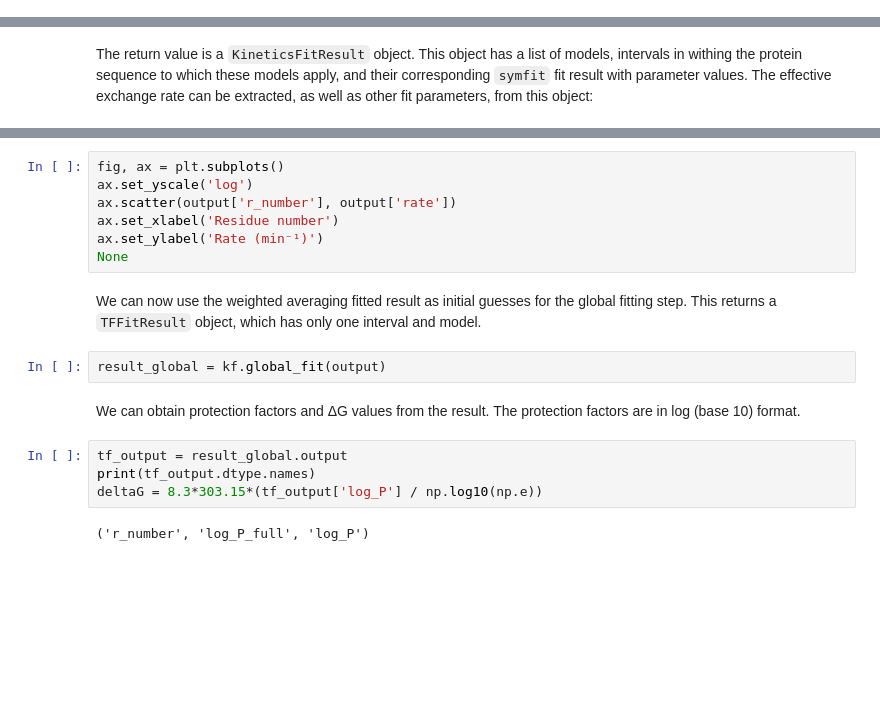
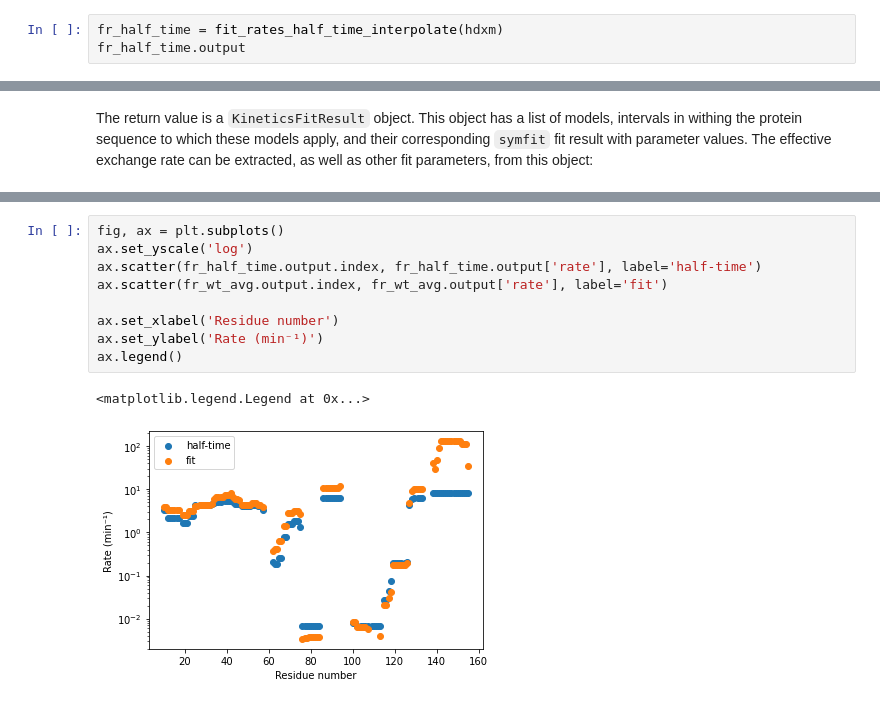
Before and after one commit to Jhsmit/PyHDX, a Jupyter notebook: docs/examples/03_fitting.ipynb, the cells around one changed output, grey strips where cells are left out. Saved outputs shown, nothing was run; the diff lists cells and outputs as text; blank space fills up the shorter version.

```diff
--- a/docs/examples/03_fitting.ipynb
+++ b/docs/examples/03_fitting.ipynb
@@ -37,0 +24,3 @@ result_wt_avg = kf.weighted_avg_fit()
+# %%
+fr_half_time = fit_rates_half_time_interpolate(hdxm)
+fr_half_time.output
@@ -47,20 +69,12 @@ output.dtype.names
 # %%
 fig, ax = plt.subplots()
 ax.set_yscale('log')
-ax.scatter(output['r_number'], output['rate'])
+ax.scatter(fr_half_time.output.index, fr_half_time.output['rate'], label='half-time')
+ax.scatter(fr_wt_avg.output.index, fr_wt_avg.output['rate'], label='fit')
+
 ax.set_xlabel('Residue number')
 ax.set_ylabel('Rate (min⁻¹)')
-None
+ax.legend()
+# %% [output]
+<matplotlib.legend.Legend at 0x...>
+[figure, added]
-# %% [markdown]
-We can now use the weighted averaging fitted result as initial guesses for the global fitting step. This returns a
-``TFFitResult`` object, which has only one interval and model.
-# %%
-result_global = kf.global_fit(output)
-# %% [markdown]
-We can obtain protection factors and ΔG values from the result. The protection factors are in log (base 10) format.
-# %%
-tf_output = result_global.output
-print(tf_output.dtype.names)
-deltaG = 8.3*303.15*(tf_output['log_P'] / np.log10(np.e))
-# %% [output]
-('r_number', 'log_P_full', 'log_P')
```
Also changed, not shown: parts of 22 cells of this notebook, 1 other file.
